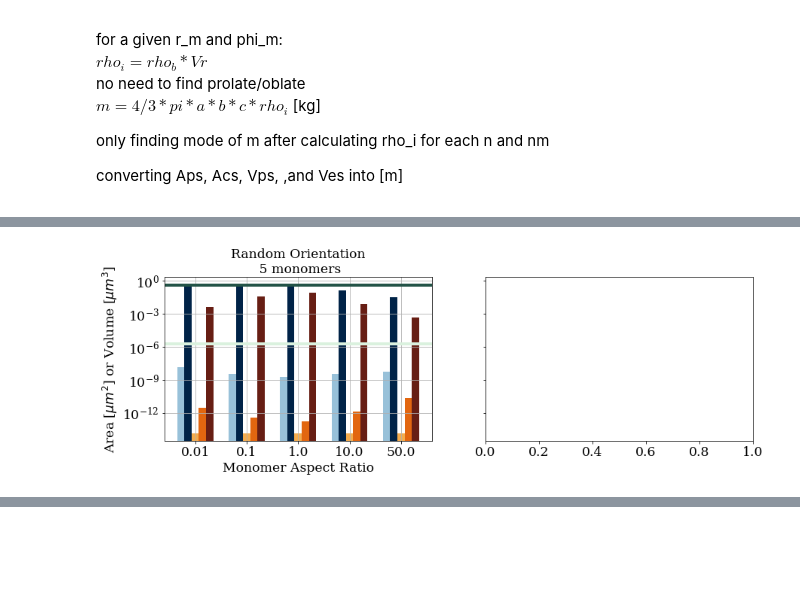
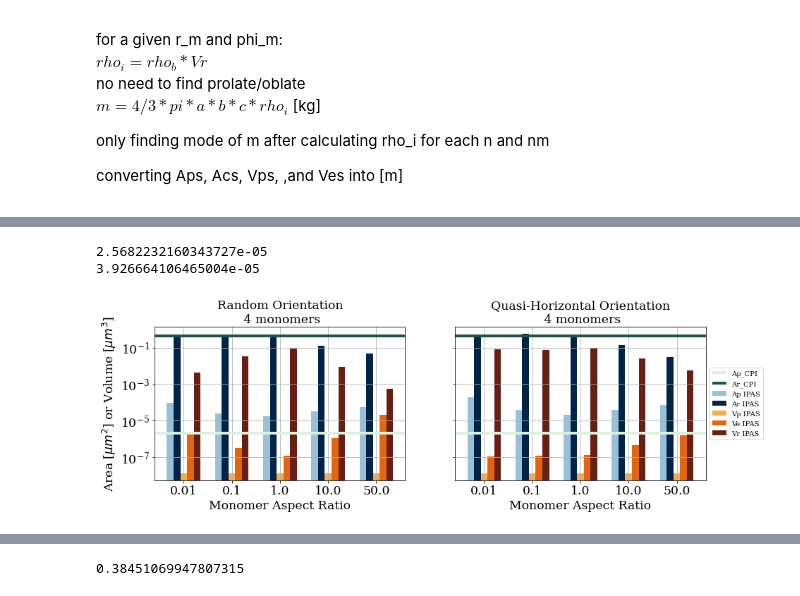
Before and after one commit to vprzybylo/IPAS, a Jupyter notebook: ipas/visualizations/m_D_relationships.ipynb, the cells around one changed output, grey strips where cells are left out. Drawn from its saved outputs; the diff is of its cells as text; code cells hidden in the pictures; blank space fills up the shorter version.

```diff
--- a/ipas/visualizations/m_D_relationships.ipynb
+++ b/ipas/visualizations/m_D_relationships.ipynb
@@ -39,9 +39,9 @@ f = open("../instance_files/mD_vT_vars_rand_1", "rb")
 result_rand = pickle.load(f)
 f.close()
 
-# f = open("../instance_files/mD_vT_vars_flat_1", "rb")
-# result_flat = pickle.load(f)
-# f.close()
+f = open("../instance_files/mD_vT_vars_flat_1", "rb")
+result_flat = pickle.load(f)
+f.close()
 
 #LOAD CPI DATA
 all_campaigns = ['ARM', 'AIRS_II', 'ATTREX', 'ICE_L', 'IPHEX', 'MACPEX', 'MPACE', 'POSIDON']
@@ -258,27 +289,29 @@ p.density_plot(title, xlabel)
 # %%
 # convert dict keys to variables
 locals().update(result_rand)
 
 phi_idxs = [0, 1, 2, 3, 4]
-nm = 4  # plot after how many monomers
+nm = 3  # plot after how many monomers
 fig, (ax1, ax2) = plt.subplots(1, 2, figsize=(14, 4), sharey=True)
 p = plot.Plots(ax1, df_CPI, agg_as, agg_bs, agg_cs, phi_idxs, r_idxs, Aps, Acs, Vps, Ves, Dmaxs)
-p.r_idx = 0  # index of monomer radius
+p.r_idx = 2  # index of monomer radius
 p.nm = nm  # plot after how many monomers
 title = f"Random Orientation\n {nm+1} monomers"
 xlabel = "Monomer Aspect Ratio"
 p.area_plot(title, xlabel, nm)
 
-# locals().update(result_flat)
-# title = f"Quasi-Horizontal Orientation\n {nm+1} monomers"
-# xlabel = "Monomer Aspect Ratio"
-# p = plot.Plots(ax2, df_CPI, agg_as, agg_bs, agg_cs, phi_idxs, r_idxs, Aps, Acs, Vps, Ves, Dmaxs)
-# p.r_idx = 0  # index of monomer radius
-# p.nm = nm  # plot after how many monomers
-# p.area_plot(title, xlabel, nm)
-# ax2.legend(loc="center left", bbox_to_anchor=(1.0, 0.5));
+locals().update(result_flat)
+title = f"Quasi-Horizontal Orientation\n {nm+1} monomers"
+xlabel = "Monomer Aspect Ratio"
+p = plot.Plots(ax2, df_CPI, agg_as, agg_bs, agg_cs, phi_idxs, r_idxs, Aps, Acs, Vps, Ves, Dmaxs)
+p.r_idx = 2  # index of monomer radius
+p.nm = nm  # plot after how many monomers
+p.area_plot(title, xlabel, nm)
+ax2.legend(loc="center left", bbox_to_anchor=(1.0, 0.5));
 # %% [output]
+2.5682232160343727e-05
+3.926664106465004e-05
-[figure, old version]
+[figure, new version]
 # %%
 
 D = np.arange(0.0001, 0.01, 0.0001)  # m
@@ -310,3 +343,16 @@ plt.plot(
  9.1 9.2 9.3 9.4 9.5 9.6 9.7 9.8 9.9]
 [<matplotlib.lines.Line2D at 0x...>]
 [figure]
+# %%
+Co = 0.35
+delta_o = 8.0
+X = 10
+Re = (
+    delta_o ** 2
+    / 4
+    * (((1 + (4 * np.sqrt(X)) / (delta_o ** 2 * np.sqrt(Co))) ** (1 / 2)) - 1)
+    ** 2
+)
+Re
+# %% [output]
+0.38451069947807315
```
Also changed, not shown: parts of 3 cells of this notebook, 4 other files.
